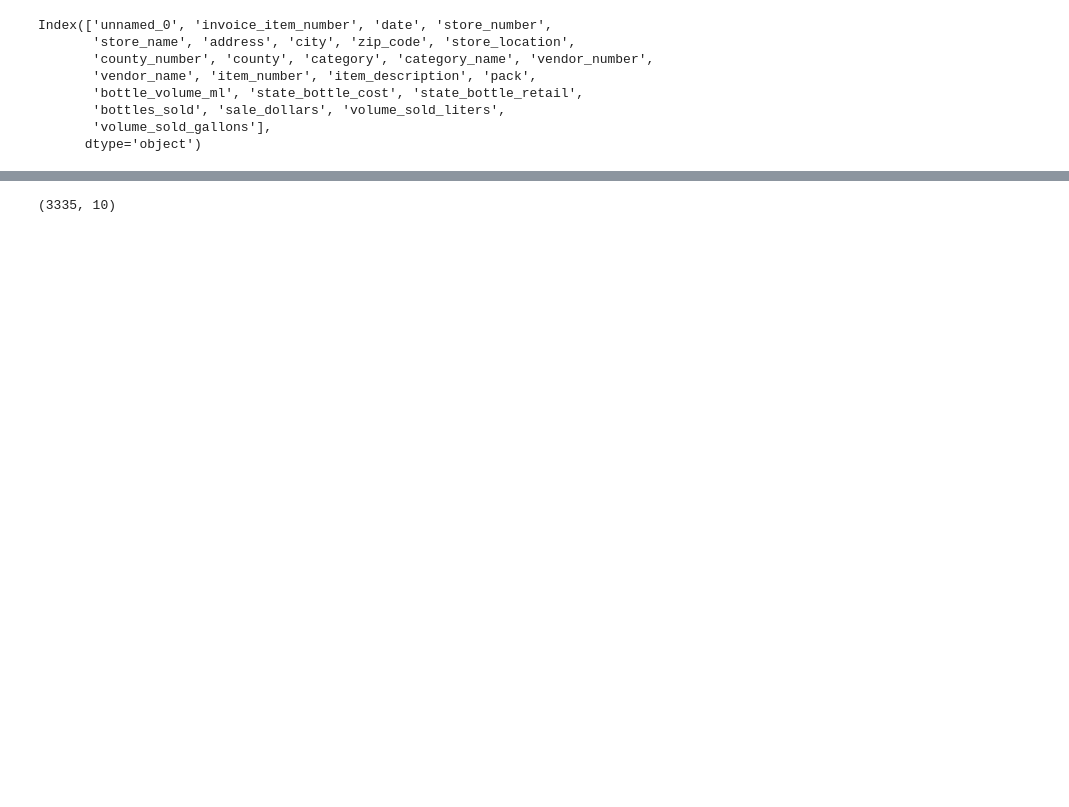
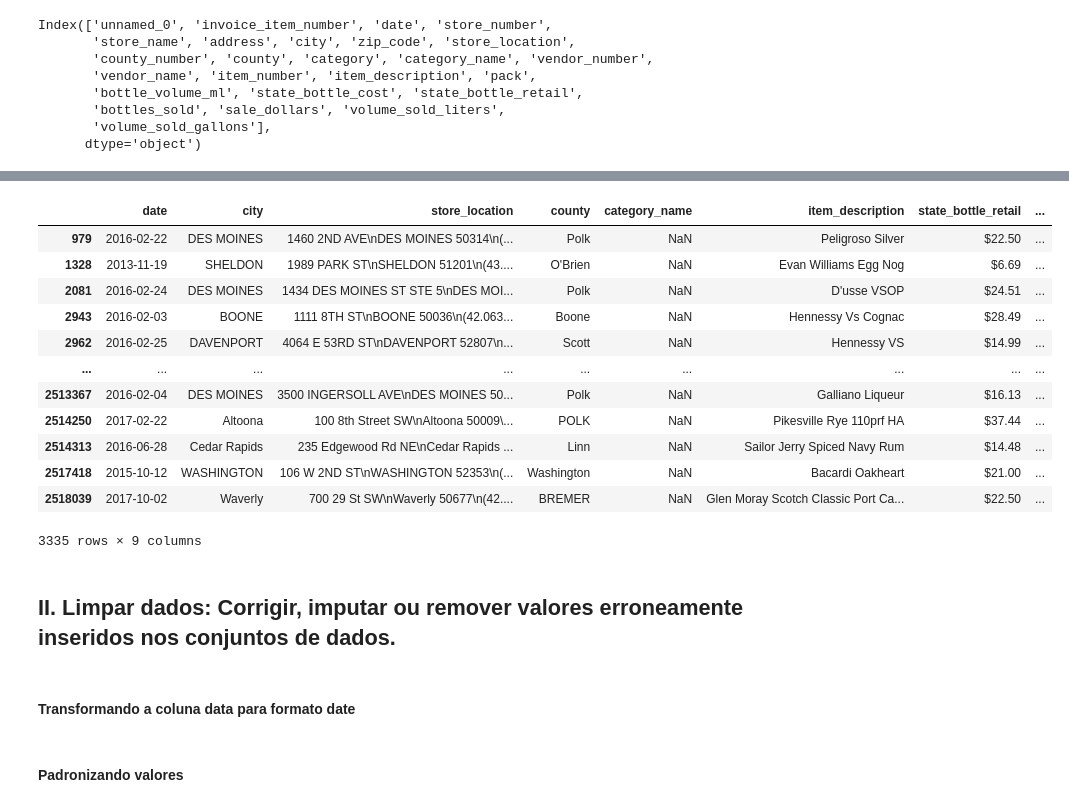
Before and after one commit to ajsalmeida/tesseract-team-future-projectliquor, a Jupyter notebook: notebooks/02-data-preparation.ipynb, the cells around one changed output, grey strips where cells are left out. Saved outputs shown, nothing was run; the diff lists cells and outputs as text; code cells hidden in the pictures; blank space fills up the shorter version.

```diff
--- a/notebooks/02-data-preparation.ipynb
+++ b/notebooks/02-data-preparation.ipynb
@@ -60,4 +142,16 @@ df[df['county'].isna()].shape
 # %%
-df[df['category_name'].isna()].shape
+df[df['category_name'].isna()]
 # %% [output]
+|  | date | city | store_location | county | category_name | item_description | state_bottle_retail | ... |
+| 979 | 2016-02-22 | DES MOINES | 1460 2ND AVE\nDES MOINES 50314\n(... | Polk | NaN | Peligroso Silver | $22.50 | ... |
+| 1328 | 2013-11-19 | SHELDON | 1989 PARK ST\nSHELDON 51201\n(43.... | O'Brien | NaN | Evan Williams Egg Nog | $6.69 | ... |
+| 2081 | 2016-02-24 | DES MOINES | 1434 DES MOINES ST STE 5\nDES MOI... | Polk | NaN | D'usse VSOP | $24.51 | ... |
+| 2943 | 2016-02-03 | BOONE | 1111 8TH ST\nBOONE 50036\n(42.063... | Boone | NaN | Hennessy Vs Cognac | $28.49 | ... |
+| 2962 | 2016-02-25 | DAVENPORT | 4064 E 53RD ST\nDAVENPORT 52807\n... | Scott | NaN | Hennessy VS | $14.99 | ... |
+| ... | ... | ... | ... | ... | ... | ... | ... | ... |
+| 2513367 | 2016-02-04 | DES MOINES | 3500 INGERSOLL AVE\nDES MOINES 50... | Polk | NaN | Galliano Liqueur | $16.13 | ... |
+| 2514250 | 2017-02-22 | Altoona | 100 8th Street SW\nAltoona 50009\... | POLK | NaN | Pikesville Rye 110prf HA | $37.44 | ... |
+| 2514313 | 2016-06-28 | Cedar Rapids | 235 Edgewood Rd NE\nCedar Rapids ... | Linn | NaN | Sailor Jerry Spiced Navy Rum | $14.48 | ... |
+| 2517418 | 2015-10-12 | WASHINGTON | 106 W 2ND ST\nWASHINGTON 52353\n(... | Washington | NaN | Bacardi Oakheart | $21.00 | ... |
+| 2518039 | 2017-10-02 | Waverly | 700 29 St SW\nWaverly 50677\n(42.... | BREMER | NaN | Glen Moray Scotch Classic Port Ca... | $22.50 | ... |
-(3335, 10)
+3335 rows × 9 columns
@@ -63,0 +160,4 @@ df[df['category_name'].isna()].shape
+# %% [markdown]
+## II. Limpar dados: Corrigir, imputar ou remover valores erroneamente inseridos nos conjuntos de dados.
+# %% [markdown]
+#### Transformando a coluna data para formato date
@@ -63,0 +166,2 @@ df[df['category_name'].isna()].shape
+# %% [markdown]
+#### Padronizando valores
```
Also changed, not shown: parts of 33 cells of this notebook.
